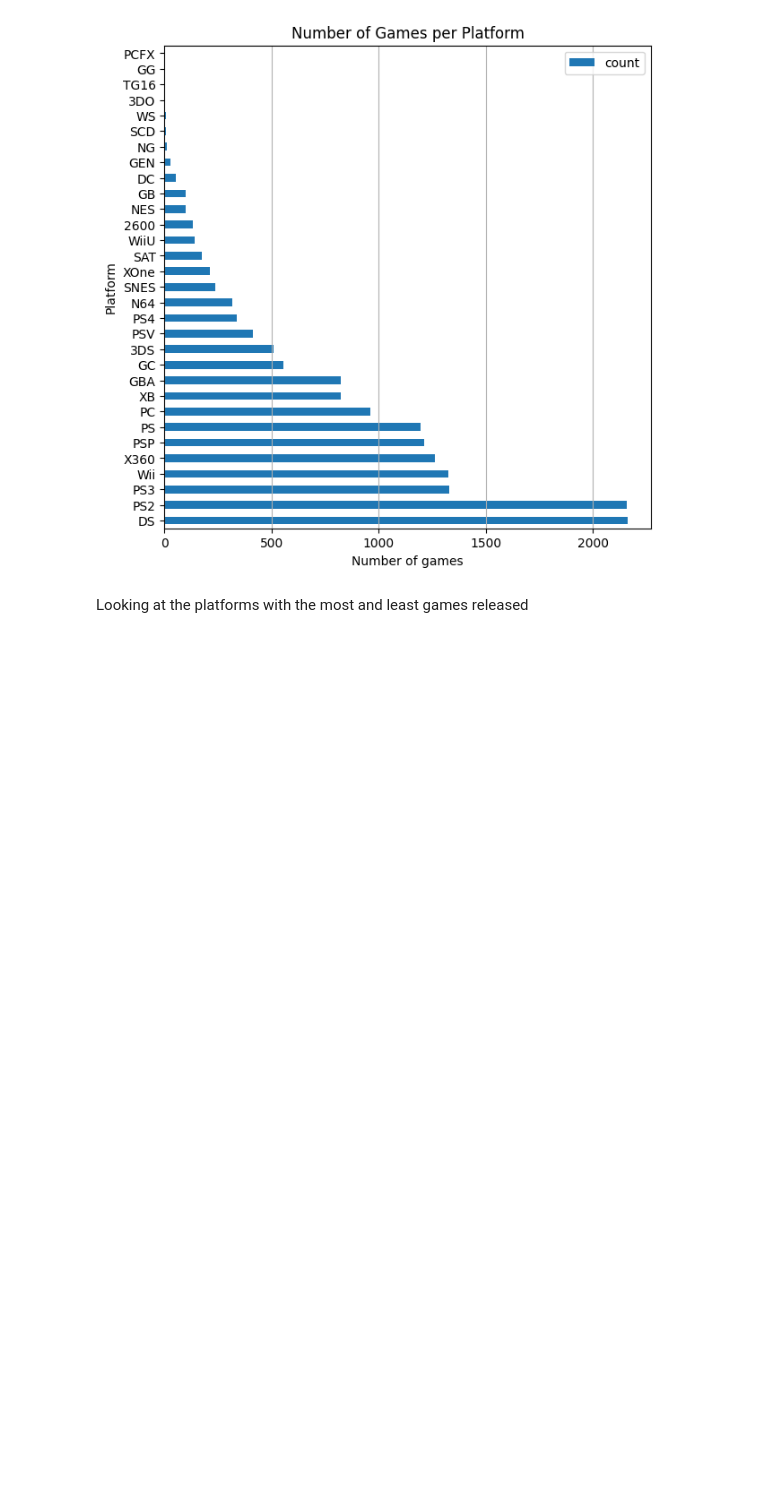
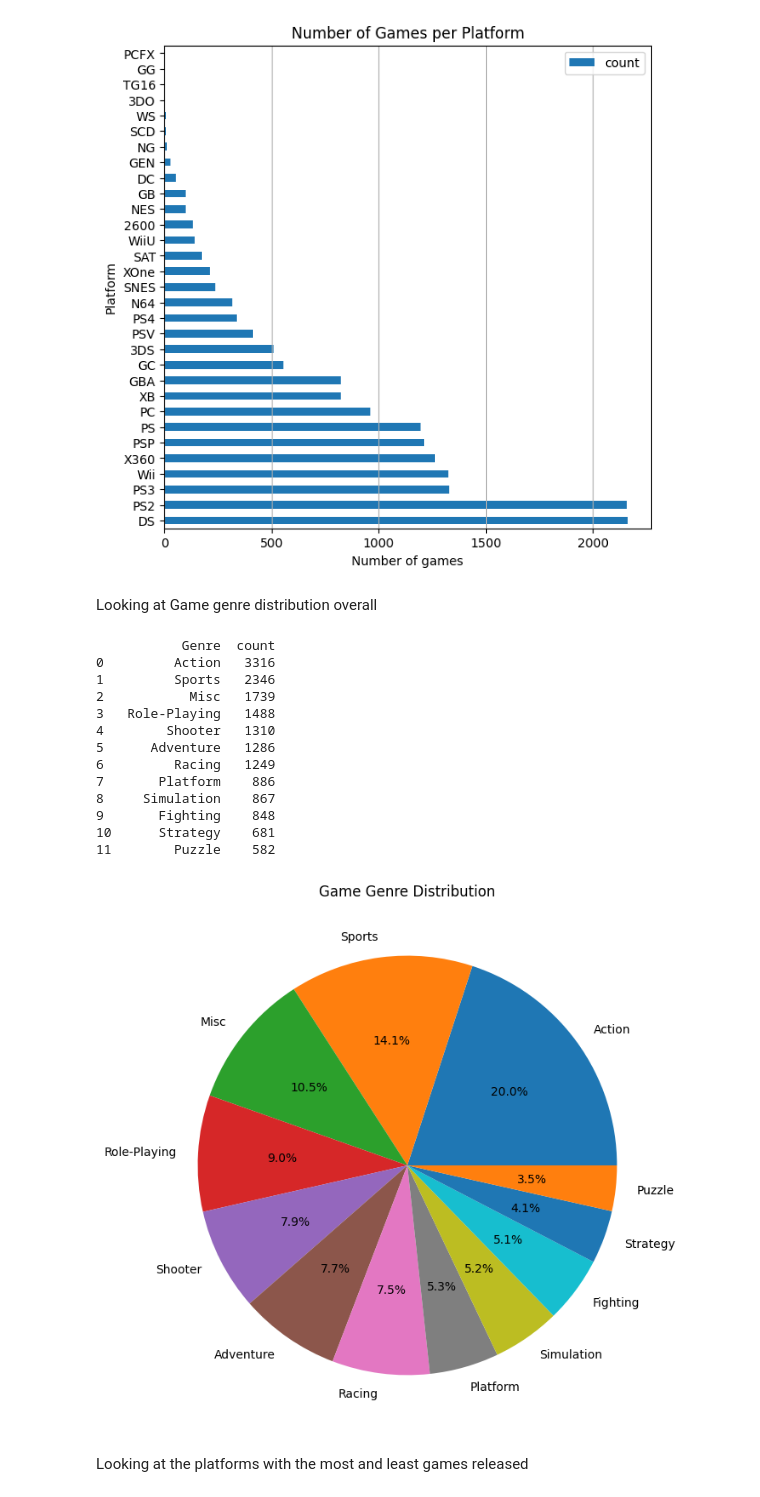
Before and after one commit to bdatye/VideoGameSalesTrends, a Jupyter notebook: VideoGamesSalesTrends.ipynb, the cells around one changed output. Cells and saved outputs as stored; diff of their text form; code cells hidden in the pictures; blank space fills up the shorter version.

Commit message:
Added plot for game gemre distribution

```diff
--- a/VideoGamesSalesTrends.ipynb
+++ b/VideoGamesSalesTrends.ipynb
@@ -67,6 +67,31 @@ plt.show()
 | 29 | GG | 1 |
 | 30 | PCFX | 1 |
 [figure]
+# %% [markdown]
+Looking at Game genre distribution overall
+# %%
+df = videoGameData_df['Genre'].value_counts().reset_index()
+print(df)
+
+df.plot(y='count', kind='pie', labels=df['Genre'], autopct='%1.1f%%', textprops={'fontsize': 10}, figsize=(12,8), legend=False)
+plt.ylabel('')
+plt.title('Game Genre Distribution')
+plt.show()
+# %% [output]
+           Genre  count
+0         Action   3316
+1         Sports   2346
+2           Misc   1739
+3   Role-Playing   1488
+4        Shooter   1310
+5      Adventure   1286
+6         Racing   1249
+7       Platform    886
+8     Simulation    867
+9       Fighting    848
+10      Strategy    681
+11        Puzzle    582
+[figure, added]
 # %% [markdown]
 Looking at the platforms with the most and least games released
 # %%
```
Also changed, not shown: parts of 2 cells of this notebook.
